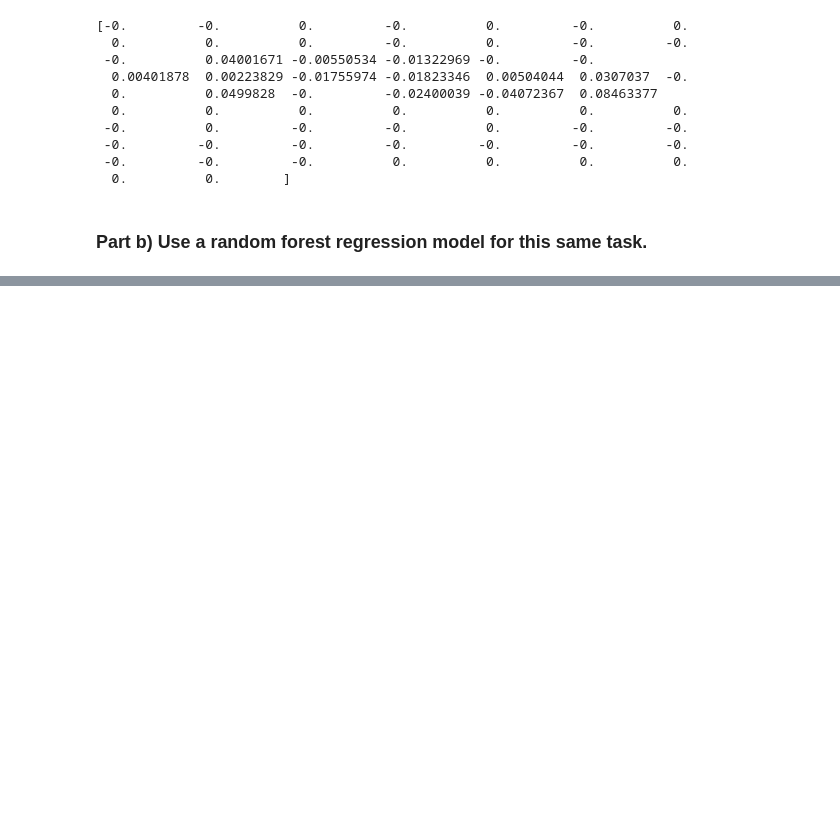
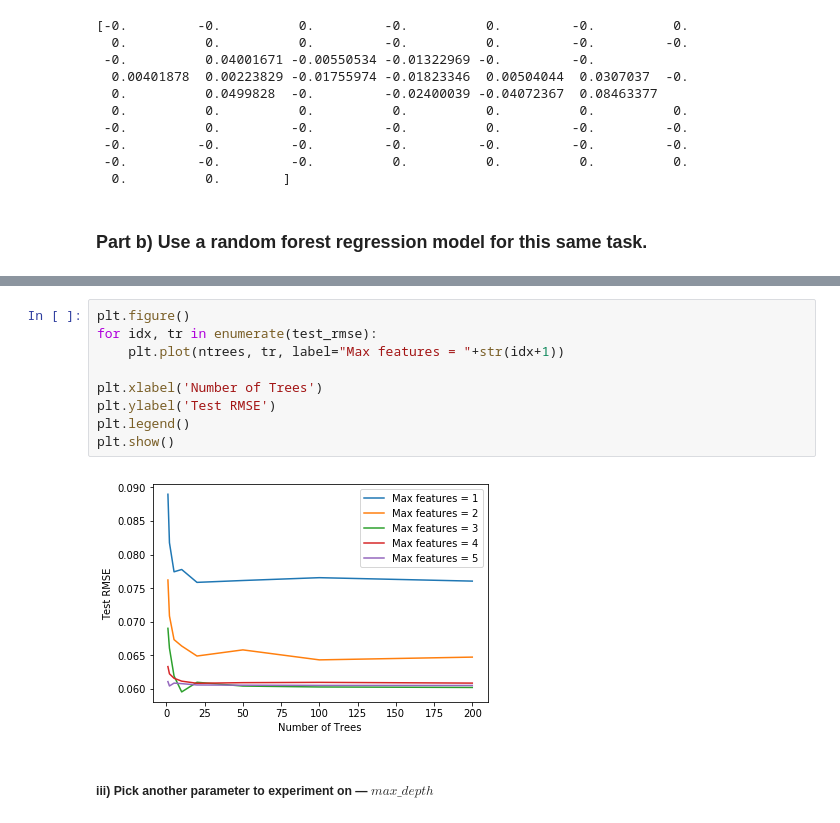
Before and after one commit to popo0293/EE219Project4, a Jupyter notebook: Project 4.ipynb, the cells around one changed output, grey strips where cells are left out. Saved outputs shown, nothing was run; the diff lists cells and outputs as text; blank space fills up the shorter version.

```diff
--- a/Project 4.ipynb
+++ b/Project 4.ipynb
@@ -432,0 +467,13 @@ print(sdf)
+# %%
+plt.figure()
+for idx, tr in enumerate(test_rmse):
+    plt.plot(ntrees, tr, label="Max features = "+str(idx+1))
+
+plt.xlabel('Number of Trees')
+plt.ylabel('Test RMSE')
+plt.legend()
+plt.show()
+# %% [output]
+[figure, added]
+# %% [markdown]
+##### iii) Pick another parameter to experiment on &mdash; $max\_depth$
```
Also changed, not shown: parts of 8 cells of this notebook, 2 other files.
